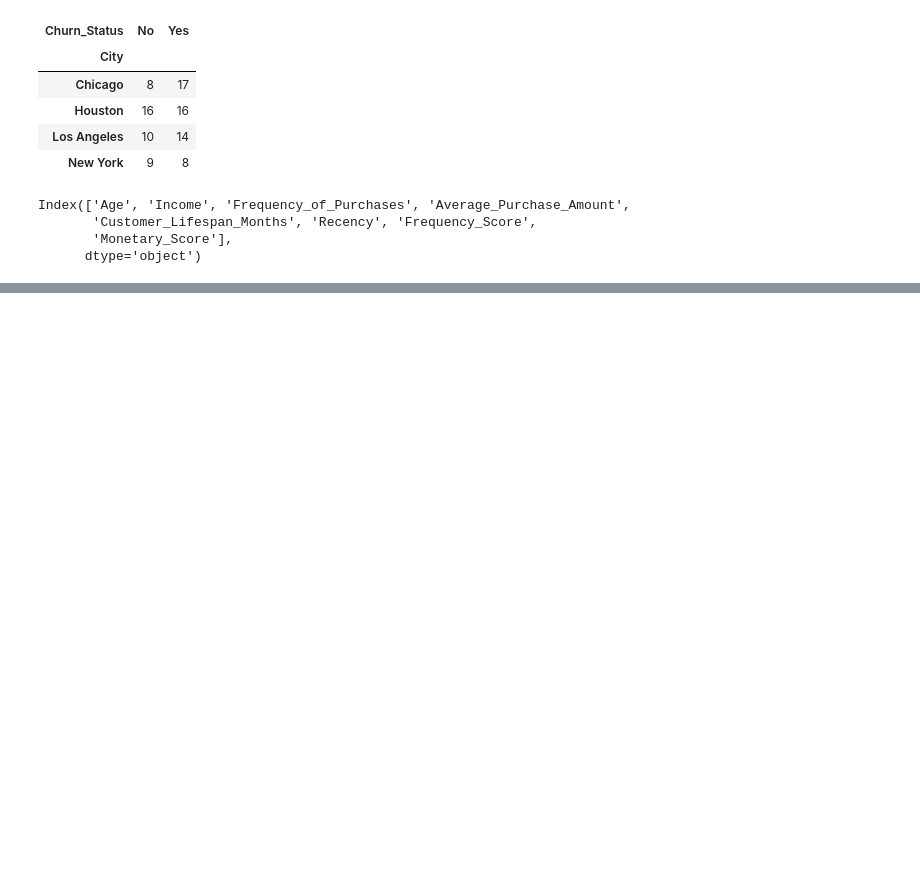
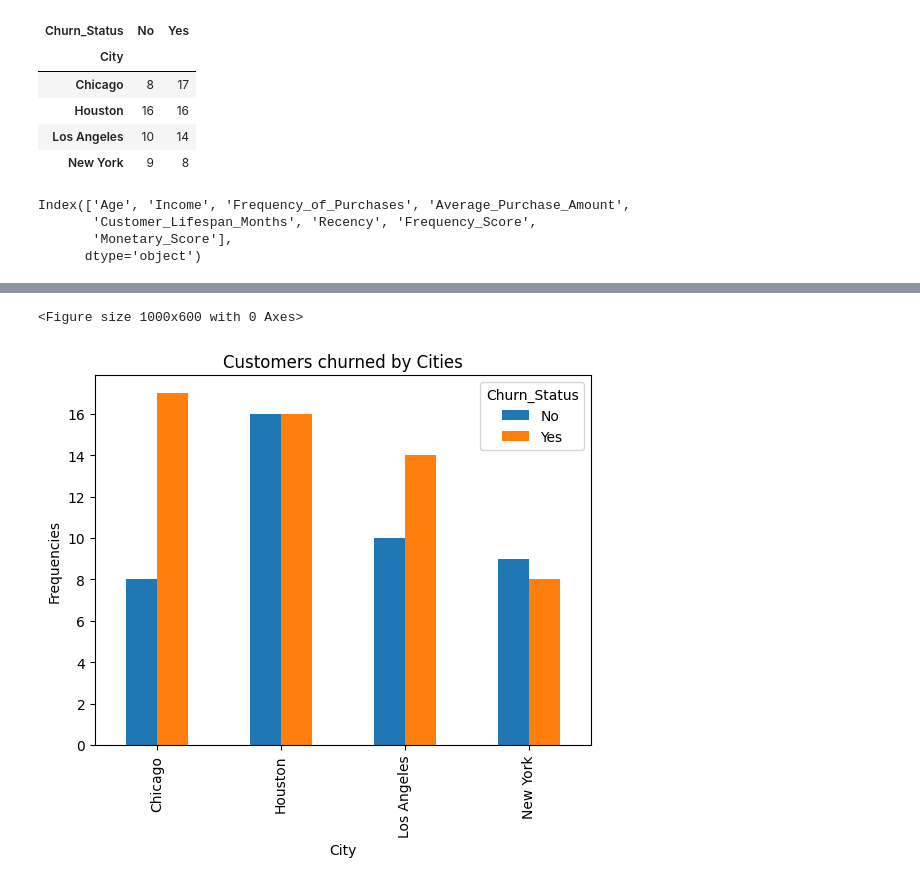
Before and after one commit to nsn-mah6/data_analysis_Beginnning, a Jupyter notebook: data_analysis.ipynb, the cells around one changed output, grey strips where cells are left out. Saved outputs shown, nothing was run; the diff lists cells and outputs as text; code cells hidden in the pictures; blank space fills up the shorter version.

```diff
--- a/data_analysis.ipynb
+++ b/data_analysis.ipynb
@@ -494,0 +520,11 @@ correl
+# %%
+# Bar Chart of Customer Churn by City
+plt.figure(figsize = (10, 6))
+cross_tab.plot(kind = 'bar', stacked = False)
+plt.title('Customers churned by Cities')
+plt.xlabel('City')
+plt.ylabel('Frequencies')
+plt.show()
+# %% [output]
+<Figure size 1000x600 with 0 Axes>
+[figure, added]
```
Also changed, not shown: parts of 14 cells of this notebook.
